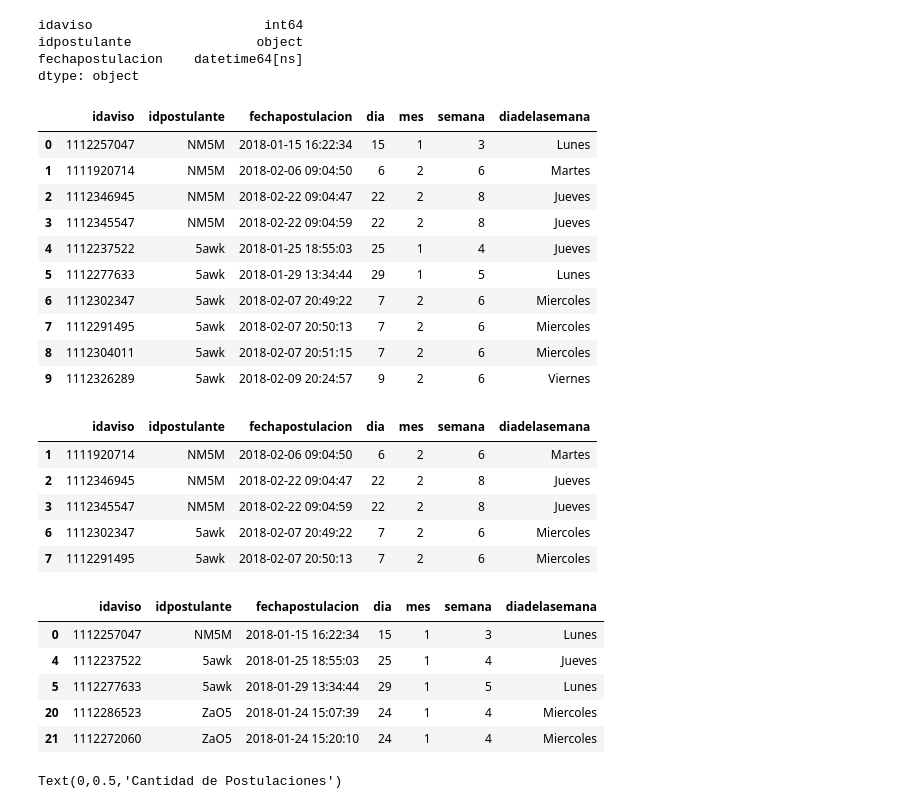
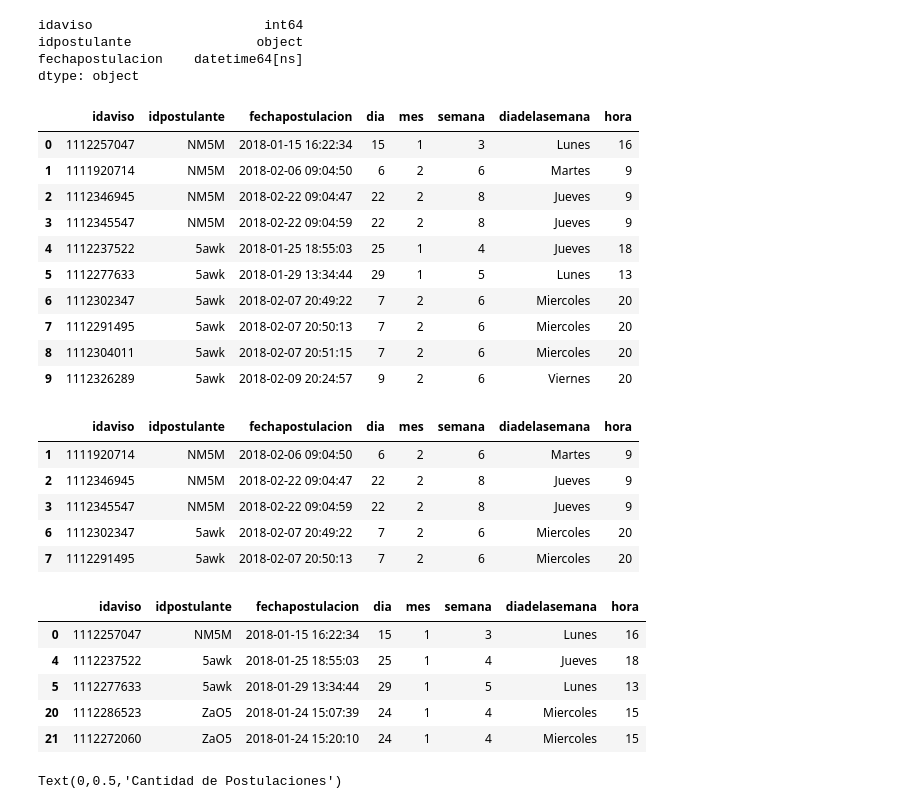
Before and after one commit to urielkelman/abracadata, a Jupyter notebook: Postulaciones.ipynb, the cells around one changed output. Saved outputs shown, nothing was run; the diff lists cells and outputs as text; code cells hidden in the pictures.

```diff
--- a/Postulaciones.ipynb
+++ b/Postulaciones.ipynb
@@ -43,43 +43,44 @@ dtype: object
 # %%
 postulaciones['dia']=pd.DatetimeIndex(postulaciones['fechapostulacion']).day;
 postulaciones['mes']=pd.DatetimeIndex(postulaciones['fechapostulacion']).month;
 postulaciones['semana']=pd.DatetimeIndex(postulaciones['fechapostulacion']).week;
 postulaciones['diadelasemana']=pd.DatetimeIndex(postulaciones['fechapostulacion']).weekday;
+postulaciones['hora']=pd.DatetimeIndex(postulaciones['fechapostulacion']).hour;
 dias_de_la_semana={0:'Lunes',1:'Martes',2:'Miercoles',3:'Jueves',4:'Viernes',5:'Sabado',6:'Domingo'}
 postulaciones['diadelasemana'].replace(dias_de_la_semana, inplace=True)
 postulaciones.head(10)
 # %% [output]
-|  | idaviso | idpostulante | fechapostulacion | dia | mes | semana | diadelasemana |
-| 0 | 1112257047 | NM5M | 2018-01-15 16:22:34 | 15 | 1 | 3 | Lunes |
-| 1 | 1111920714 | NM5M | 2018-02-06 09:04:50 | 6 | 2 | 6 | Martes |
-| 2 | 1112346945 | NM5M | 2018-02-22 09:04:47 | 22 | 2 | 8 | Jueves |
-| 3 | 1112345547 | NM5M | 2018-02-22 09:04:59 | 22 | 2 | 8 | Jueves |
-| 4 | 1112237522 | 5awk | 2018-01-25 18:55:03 | 25 | 1 | 4 | Jueves |
-| 5 | 1112277633 | 5awk | 2018-01-29 13:34:44 | 29 | 1 | 5 | Lunes |
-| 6 | 1112302347 | 5awk | 2018-02-07 20:49:22 | 7 | 2 | 6 | Miercoles |
-| 7 | 1112291495 | 5awk | 2018-02-07 20:50:13 | 7 | 2 | 6 | Miercoles |
-| 8 | 1112304011 | 5awk | 2018-02-07 20:51:15 | 7 | 2 | 6 | Miercoles |
-| 9 | 1112326289 | 5awk | 2018-02-09 20:24:57 | 9 | 2 | 6 | Viernes |
+|  | idaviso | idpostulante | fechapostulacion | dia | mes | semana | diadelasemana | hora |
+| 0 | 1112257047 | NM5M | 2018-01-15 16:22:34 | 15 | 1 | 3 | Lunes | 16 |
+| 1 | 1111920714 | NM5M | 2018-02-06 09:04:50 | 6 | 2 | 6 | Martes | 9 |
+| 2 | 1112346945 | NM5M | 2018-02-22 09:04:47 | 22 | 2 | 8 | Jueves | 9 |
+| 3 | 1112345547 | NM5M | 2018-02-22 09:04:59 | 22 | 2 | 8 | Jueves | 9 |
+| 4 | 1112237522 | 5awk | 2018-01-25 18:55:03 | 25 | 1 | 4 | Jueves | 18 |
+| 5 | 1112277633 | 5awk | 2018-01-29 13:34:44 | 29 | 1 | 5 | Lunes | 13 |
+| 6 | 1112302347 | 5awk | 2018-02-07 20:49:22 | 7 | 2 | 6 | Miercoles | 20 |
+| 7 | 1112291495 | 5awk | 2018-02-07 20:50:13 | 7 | 2 | 6 | Miercoles | 20 |
+| 8 | 1112304011 | 5awk | 2018-02-07 20:51:15 | 7 | 2 | 6 | Miercoles | 20 |
+| 9 | 1112326289 | 5awk | 2018-02-09 20:24:57 | 9 | 2 | 6 | Viernes | 20 |
 # %%
 postulaciones_febrero=postulaciones[postulaciones['mes']==2];
 postulaciones_febrero.head()
 # %% [output]
-|  | idaviso | idpostulante | fechapostulacion | dia | mes | semana | diadelasemana |
-| 1 | 1111920714 | NM5M | 2018-02-06 09:04:50 | 6 | 2 | 6 | Martes |
-| 2 | 1112346945 | NM5M | 2018-02-22 09:04:47 | 22 | 2 | 8 | Jueves |
-| 3 | 1112345547 | NM5M | 2018-02-22 09:04:59 | 22 | 2 | 8 | Jueves |
-| 6 | 1112302347 | 5awk | 2018-02-07 20:49:22 | 7 | 2 | 6 | Miercoles |
-| 7 | 1112291495 | 5awk | 2018-02-07 20:50:13 | 7 | 2 | 6 | Miercoles |
+|  | idaviso | idpostulante | fechapostulacion | dia | mes | semana | diadelasemana | hora |
+| 1 | 1111920714 | NM5M | 2018-02-06 09:04:50 | 6 | 2 | 6 | Martes | 9 |
+| 2 | 1112346945 | NM5M | 2018-02-22 09:04:47 | 22 | 2 | 8 | Jueves | 9 |
+| 3 | 1112345547 | NM5M | 2018-02-22 09:04:59 | 22 | 2 | 8 | Jueves | 9 |
+| 6 | 1112302347 | 5awk | 2018-02-07 20:49:22 | 7 | 2 | 6 | Miercoles | 20 |
+| 7 | 1112291495 | 5awk | 2018-02-07 20:50:13 | 7 | 2 | 6 | Miercoles | 20 |
 # %%
 postulaciones_enero=postulaciones[postulaciones['mes']==1];
 postulaciones_enero.head()
 # %% [output]
-|  | idaviso | idpostulante | fechapostulacion | dia | mes | semana | diadelasemana |
-| 0 | 1112257047 | NM5M | 2018-01-15 16:22:34 | 15 | 1 | 3 | Lunes |
-| 4 | 1112237522 | 5awk | 2018-01-25 18:55:03 | 25 | 1 | 4 | Jueves |
-| 5 | 1112277633 | 5awk | 2018-01-29 13:34:44 | 29 | 1 | 5 | Lunes |
-| 20 | 1112286523 | ZaO5 | 2018-01-24 15:07:39 | 24 | 1 | 4 | Miercoles |
-| 21 | 1112272060 | ZaO5 | 2018-01-24 15:20:10 | 24 | 1 | 4 | Miercoles |
+|  | idaviso | idpostulante | fechapostulacion | dia | mes | semana | diadelasemana | hora |
+| 0 | 1112257047 | NM5M | 2018-01-15 16:22:34 | 15 | 1 | 3 | Lunes | 16 |
+| 4 | 1112237522 | 5awk | 2018-01-25 18:55:03 | 25 | 1 | 4 | Jueves | 18 |
+| 5 | 1112277633 | 5awk | 2018-01-29 13:34:44 | 29 | 1 | 5 | Lunes | 13 |
+| 20 | 1112286523 | ZaO5 | 2018-01-24 15:07:39 | 24 | 1 | 4 | Miercoles | 15 |
+| 21 | 1112272060 | ZaO5 | 2018-01-24 15:20:10 | 24 | 1 | 4 | Miercoles | 15 |
 # %%
 #Podemos ver que hay una periodicidad, y una anomalia en los feriados 12 y 13 de carnaval, pareciera ser que
 #los picos en postulaciones son en dias siempre laborables
```
Also changed, not shown: parts of 12 cells of this notebook, 6 other files.
